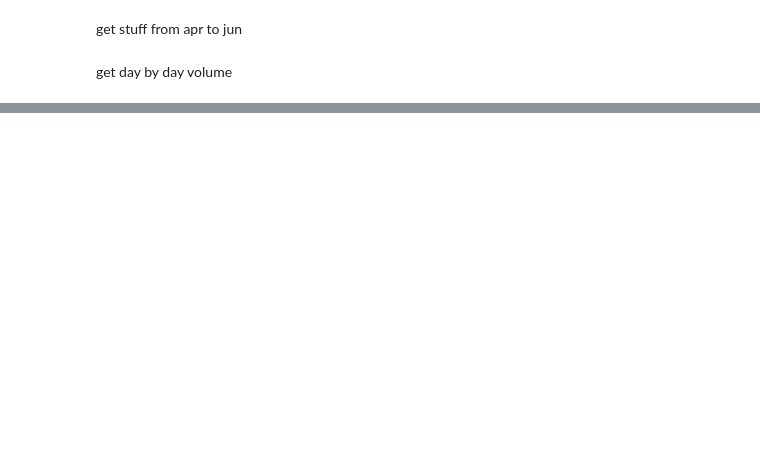
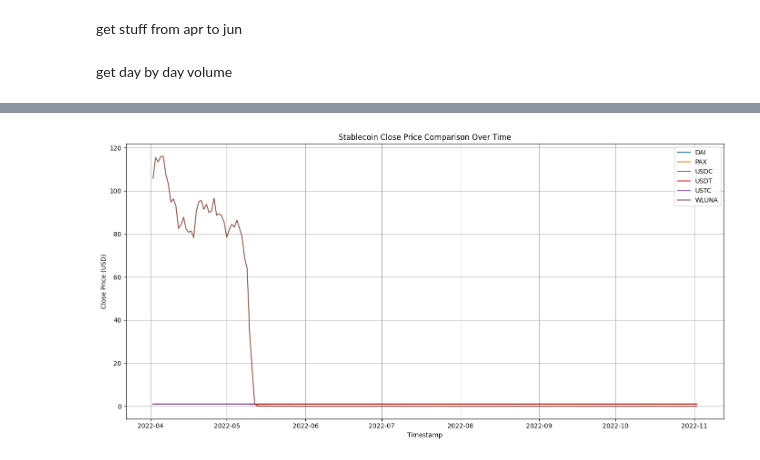
Before and after one commit to Dangomimikyu/ghostbusters, a Jupyter notebook: src/tokenData.ipynb, the cells around one changed output, grey strips where cells are left out. Cells and saved outputs as stored; diff of their text form; code cells hidden in the pictures; blank space fills up the shorter version.

```diff
--- a/src/tokenData.ipynb
+++ b/src/tokenData.ipynb
@@ -113,0 +221,20 @@ mlp.show()
+# %%
+mlp.figure(figsize=(14, 7))
+
+mlp.plot(DAI_df["timestamp"], DAI_df["close"], label="DAI")
+mlp.plot(PAX_df["timestamp"], PAX_df["close"], label="PAX")
+mlp.plot(USDC_df["timestamp"], USDC_df["close"], label="USDC")
+mlp.plot(USDT_df["timestamp"], USDT_df["close"], label="USDT")
+mlp.plot(USTC_df["timestamp"], USTC_df["close"], label="USTC")
+mlp.plot(WLUNA_df["timestamp"], WLUNA_df["close"], label="WLUNA")
+
+mlp.xlabel("Timestamp")
+mlp.ylabel("Close Price (USD)")
+mlp.title("Stablecoin Close Price Comparison Over Time")
+mlp.legend()
+mlp.grid(True)
+mlp.tight_layout()
+
+mlp.show()
+# %% [output]
+[figure, added]
```
Also changed, not shown: parts of 4 cells of this notebook, 3 other files.
